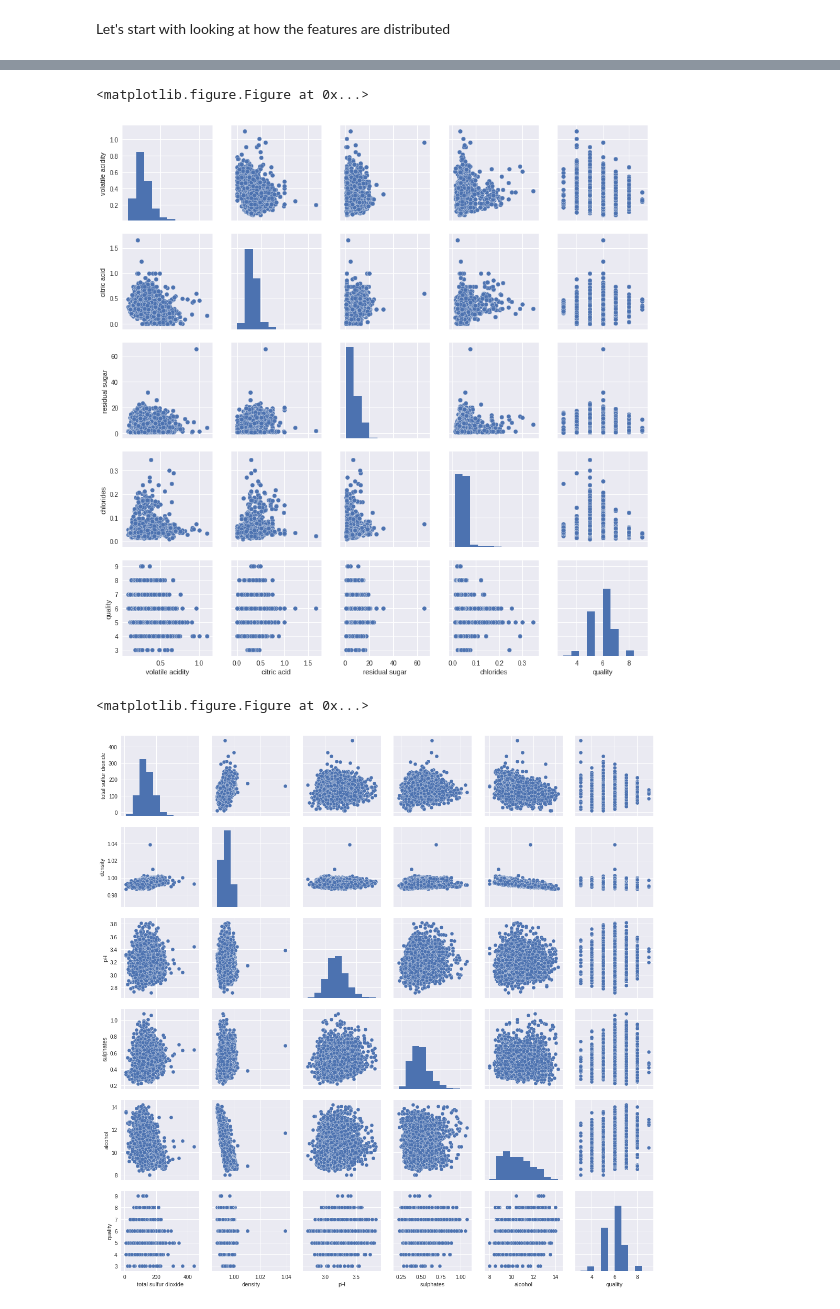
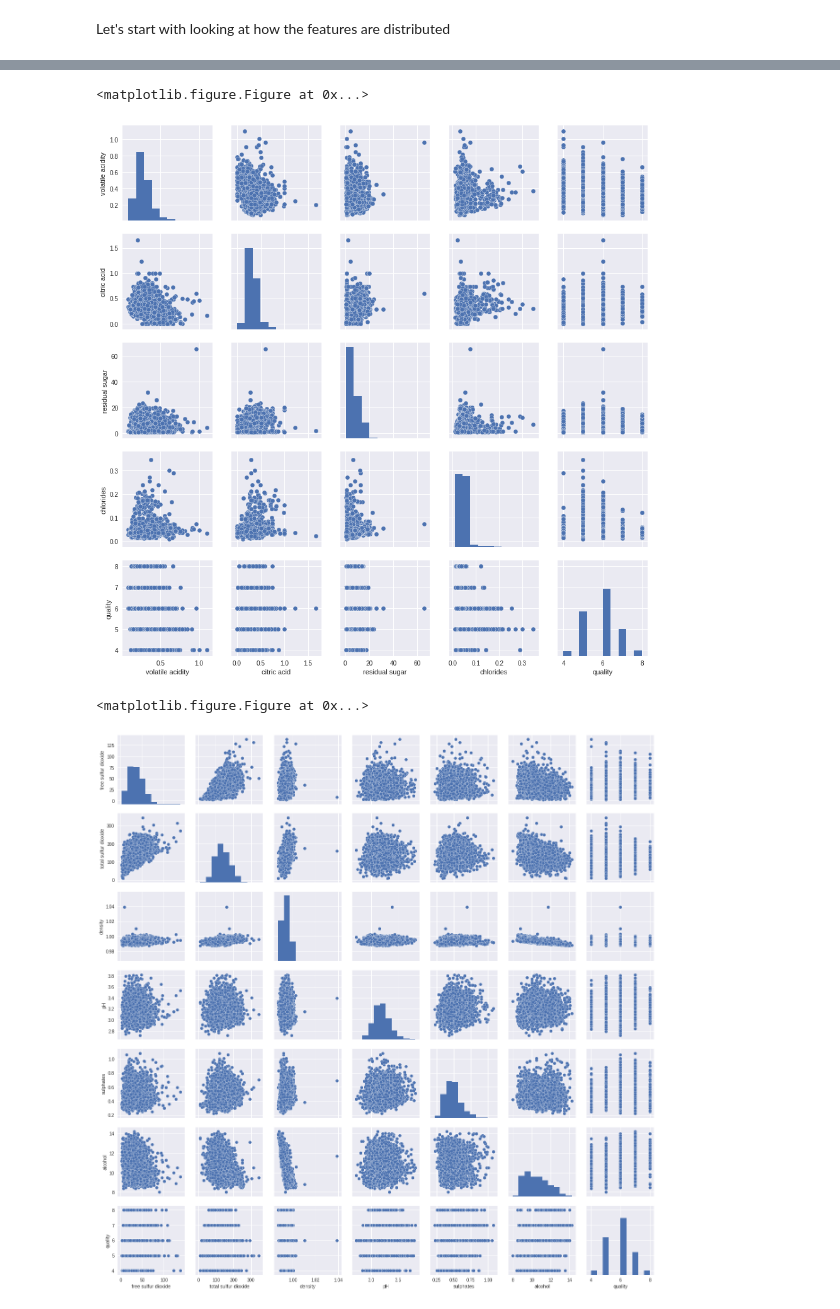
Before and after one commit to reladric/ordinal-classification, a Jupyter notebook: ordinal-classification.ipynb, the cells around one changed output, grey strips where cells are left out. Cells and saved outputs as stored; diff of their text form; code cells hidden in the pictures.

```diff
--- a/ordinal-classification.ipynb
+++ b/ordinal-classification.ipynb
@@ -37,3 +41,6 @@ plt.hist(winedata.quality, bins=[2.5,3.5,4.5,5.5,6.5,7.5,8.5,9.5])
 # %% [markdown]
 Clearly, wines with quality 3 or 9 is very small. So we try to build model that can predict wines of quality 4 through 8
+# %%
+winedata=winedata[winedata.quality!=9]
+winedata=winedata[winedata.quality!=3]
 # %% [markdown]
@@ -86,11 +74,11 @@ fig_1=sns.pairplot(winedata.ix[:,[1,2,3,4,11]])
 plt.show()
 # %% [output]
 <matplotlib.figure.Figure at 0x...>
-[figure, old version]
+[figure, new version]
 # %%
 plt.figure(figsize=(10,10))
-fig_1=sns.pairplot(winedata.ix[:,6:])
+fig_1=sns.pairplot(winedata.ix[:,5:])
 plt.show()
 # %% [output]
 <matplotlib.figure.Figure at 0x...>
-[figure, old version]
+[figure, new version]
```
Also changed, not shown: parts of 41 cells of this notebook.
